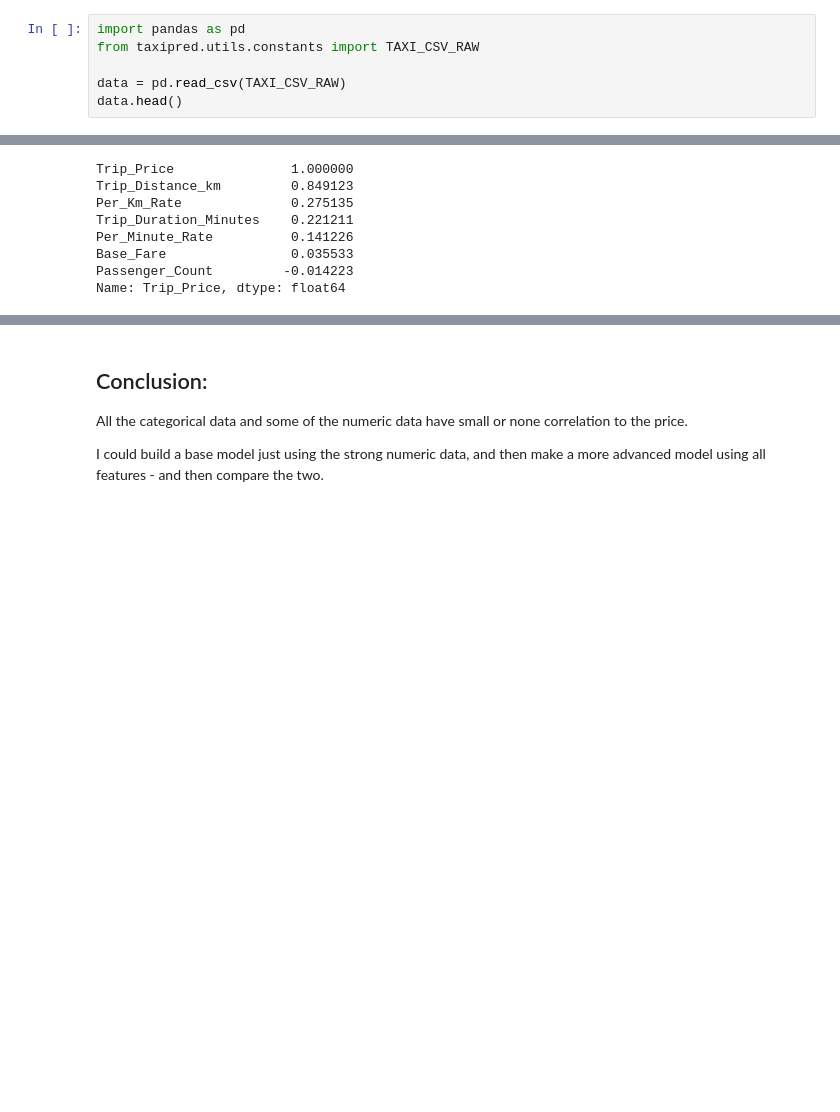
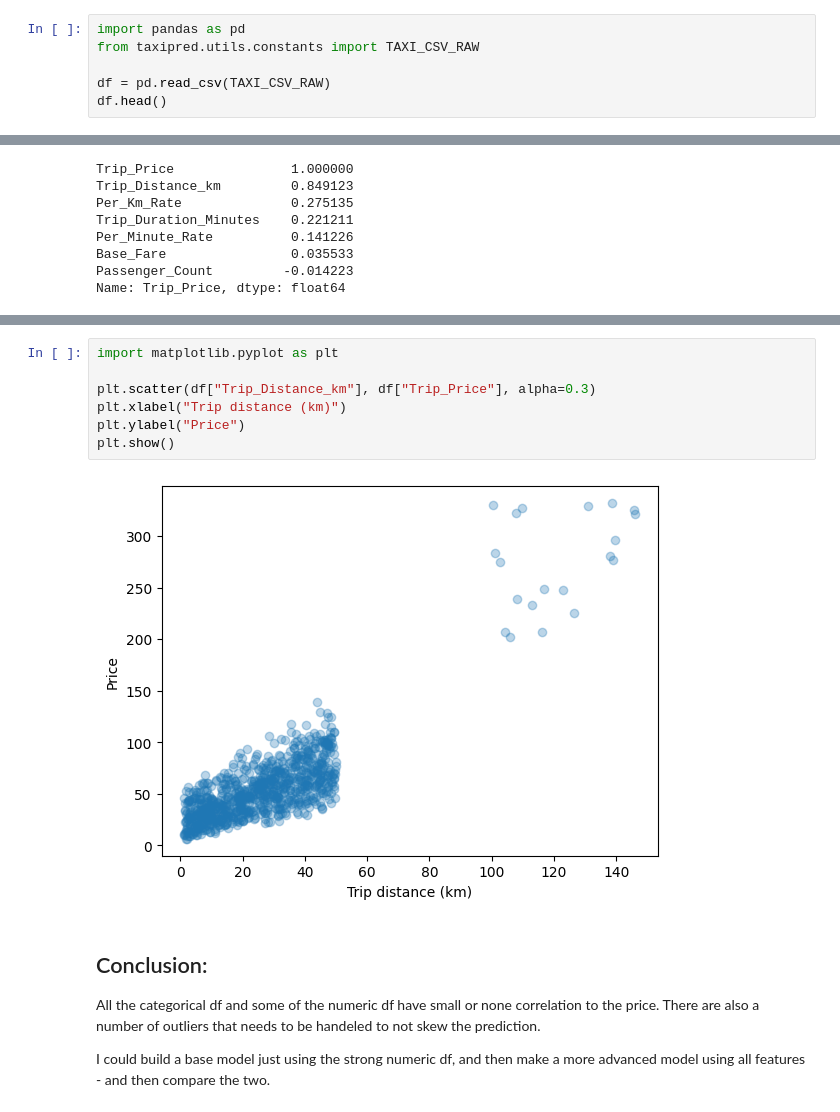
Before and after one commit to pytt156/taxi-prediction-fullstack-daniela, a Jupyter notebook: notebooks/01_eda.ipynb, the cells around one changed output, grey strips where cells are left out. Cells and saved outputs as stored; diff of their text form; blank space fills up the shorter version.

Commit message:
Improve data cleaning

```diff
--- a/notebooks/01_eda.ipynb
+++ b/notebooks/01_eda.ipynb
@@ -4,8 +4,8 @@
 import pandas as pd
 from taxipred.utils.constants import TAXI_CSV_RAW
 
-data = pd.read_csv(TAXI_CSV_RAW)
-data.head()
+df = pd.read_csv(TAXI_CSV_RAW)
+df.head()
 # %% [output]
 |  | Trip_Distance_km | Time_of_Day | Day_of_Week | Passenger_Count | Traffic_Conditions | Weather | Base_Fare | ... |
 | 0 | 19.35 | Morning | Weekday | 3.0 | Low | Clear | 3.56 | ... |
@@ -155,5 +163,14 @@ sns.barplot(x="Weather", y="Trip_Price", data=data)
+# %%
+import matplotlib.pyplot as plt
+
+plt.scatter(df["Trip_Distance_km"], df["Trip_Price"], alpha=0.3)
+plt.xlabel("Trip distance (km)")
+plt.ylabel("Price")
+plt.show()
+# %% [output]
+[figure, added]
 # %% [markdown]
 ## Conclusion:
-All the categorical data and some of the numeric data have small or none correlation to the price. <LineBreak lines=1/>
+All the categorical df and some of the numeric df have small or none correlation to the price. There are also a number of outliers that needs to be handeled to not skew the prediction.
 
-I could build a base model just using the strong numeric data, and then make a more advanced model using all features - and then compare the two.
+I could build a base model just using the strong numeric df, and then make a more advanced model using all features - and then compare the two.
```
Also changed, not shown: parts of 14 cells of this notebook, 6 other files.
